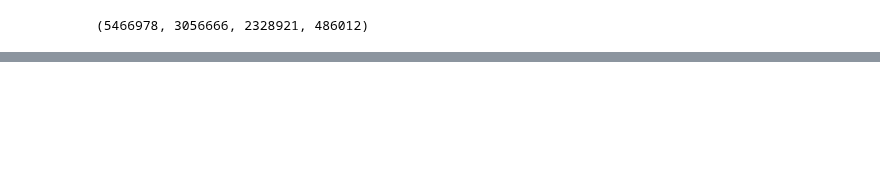
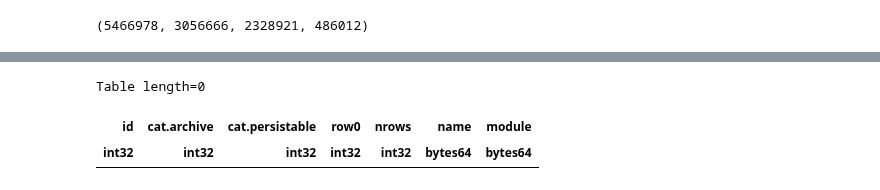
Before and after one commit to lsst-uk/lsst-ir-fusion, a Jupyter notebook: dmu6/dmu6_VIDEO/3_Test_full_field.ipynb, the cells around one changed output, grey strips where cells are left out. Cells and saved outputs as stored; diff of their text form; code cells hidden in the pictures; blank space fills up the shorter version.

```diff
--- a/dmu6/dmu6_VIDEO/3_Test_full_field.ipynb
+++ b/dmu6/dmu6_VIDEO/3_Test_full_field.ipynb
@@ -788,0 +795,4 @@ Table length=5
+# %%
+from astropy.io import fits
+schema='../../dmu4/dmu4_Example/data/videoStep3a/20230308T155148Z/deepCoadd_det_schema/deepCoadd_det_schema_videoStep3a_20230308T155148Z.fits'
+hdu1 = fits.open(schema)
@@ -788,0 +807,6 @@ Table length=5
+# %%
+Table.read(schema,hdu=2)
+# %% [output]
+Table length=0
+| id | cat.archive | cat.persistable | row0 | nrows | name | module |
+| int32 | int32 | int32 | int32 | int32 | bytes64 | bytes64 |
```
Also changed, not shown: parts of 4 cells of this notebook, 7 other files.
